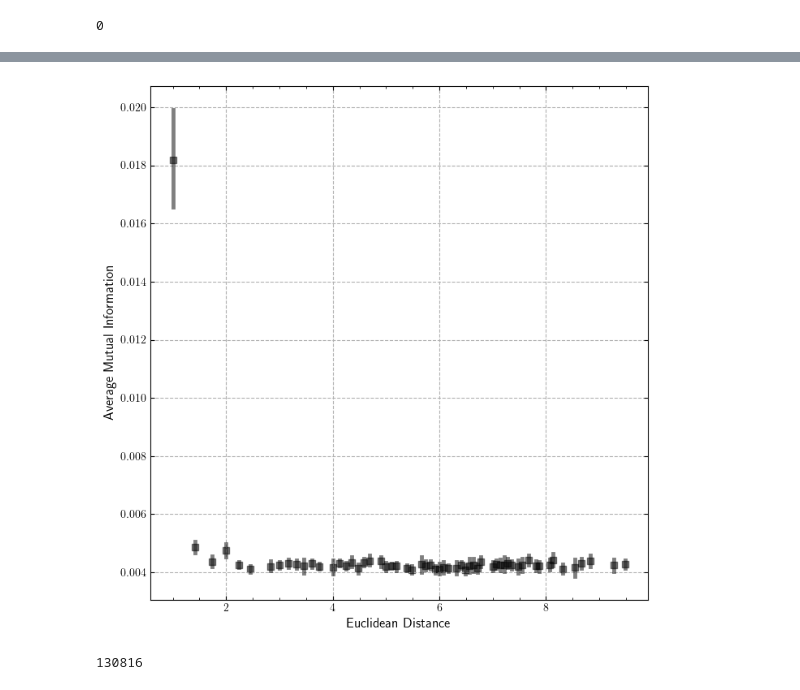
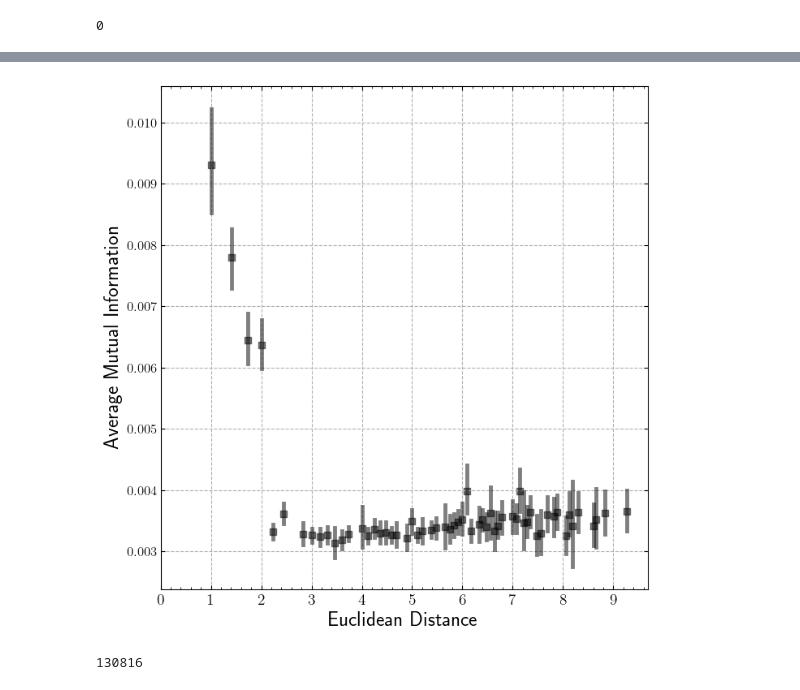
Before and after one commit to joasiee/elastix, a Jupyter notebook: experiments/notebooks/experiments/linkage_models.ipynb, the cells around one changed output, grey strips where cells are left out. Cells and saved outputs as stored; diff of their text form; code cells hidden in the pictures.

```diff
--- a/experiments/notebooks/experiments/linkage_models.ipynb
+++ b/experiments/notebooks/experiments/linkage_models.ipynb
@@ -149,7 +177,7 @@ from scipy.spatial.distance import euclidean
 import matplotlib.pyplot as plt
 import numpy as np
 
-out_dir = Path('../output/linkage/out/')
+out_dir = Path('output/linkage/')
 divisions = [1, 8, 64]
 
 def get_mi_matrix(generation: int):
@@ -165,11 +193,14 @@ def compute_grid_point(index: int):
 # plot heatmaps in subplot for generations in [1, 10, 50]
 fig, axes = plt.subplots(1, 3, figsize=(12, 4))
 
-for i, generation in enumerate([1, 10, 50]):
+for i, generation in enumerate([1, 20, 50]):
     mi_matrix = get_mi_matrix(generation)
-    ax = sns.heatmap(mi_matrix, ax=axes[i], cbar=True, square=True, cbar_kws={'shrink': 0.7})
+    min_value, max_value = mi_matrix.min(), mi_matrix.max()
+    min_value = mi_matrix.mean() + 2 * mi_matrix.std()
+    ax = sns.heatmap(mi_matrix, ax=axes[i], cbar=True, square=True, cbar_kws={'shrink': 0.7}, vmin=min_value, vmax=max_value, cmap="gist_heat")
+    ax.axis("off")
     axes[i].set_title(f"Generation = {generation}", fontsize=12)
 
 plt.tight_layout()
-plt.savefig("subplots_mi_matrices.png")
+plt.savefig("subplots_mi_matrices.png", dpi=300, bbox_inches="tight")
 # %% [output]
@@ -177,6 +208,6 @@ plt.savefig("subplots_mi_matrices.png")
 # %%
 # correlate euclidean distances of grid points with MI values
-x = get_mi_matrix(58)
+x = get_mi_matrix(50)
 distances = []
 mis = []
 for i in range(x.shape[0]):
@@ -187,15 +218,16 @@ for i in range(x.shape[0]):
         mis.append(x[i, j])
 # %%
 plt.figure(figsize=(7, 7))
-sns.regplot(x=distances, y=mis, fit_reg=False, x_bins=100, marker="s",
+sns.regplot(x=distances, y=mis, fit_reg=False, x_bins=200, marker="s",
     scatter_kws={"s": 30, "alpha": 0.5, "color": "black"},
 )
-plt.xlabel("Euclidean Distance")
-plt.ylabel("Average Mutual Information")
+plt.xlabel("Euclidean Distance", fontsize=18)
+plt.xticks([i for i in range(10)], fontsize=14)
+plt.ylabel("Average Mutual Information", fontsize=18)
 plt.tight_layout()
 plt.savefig("binned_scatter_euclidean_mi.pdf")
 # %% [output]
-[figure, old version]
+[figure, new version]
 # %%
 len(distances)
 # %% [output]
```
Also changed, not shown: parts of 2 cells of this notebook, 3 other files.
